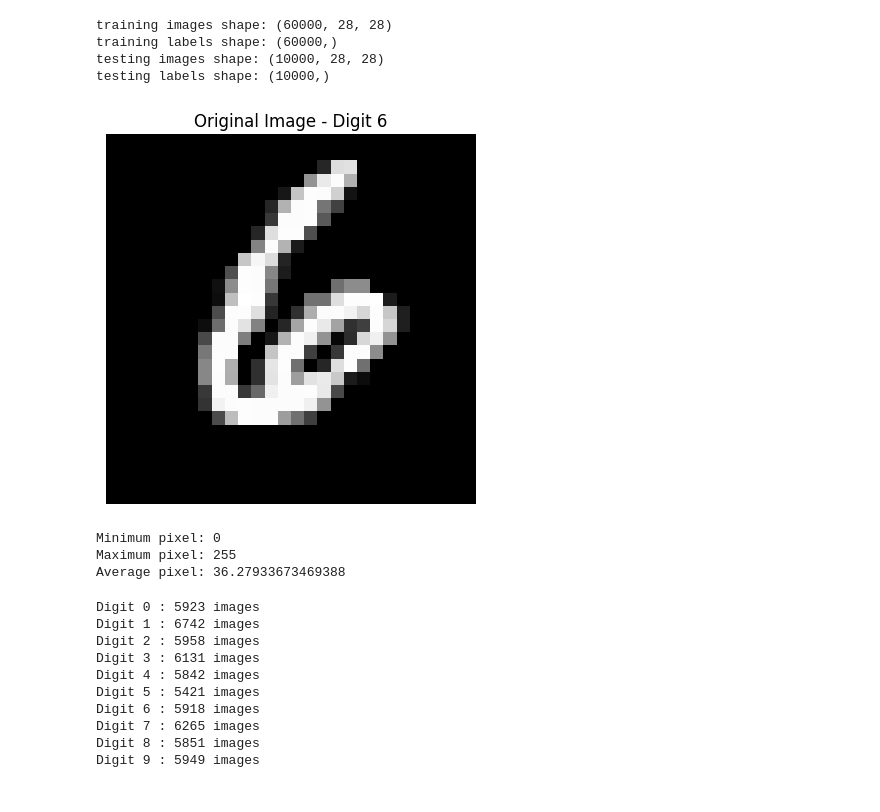
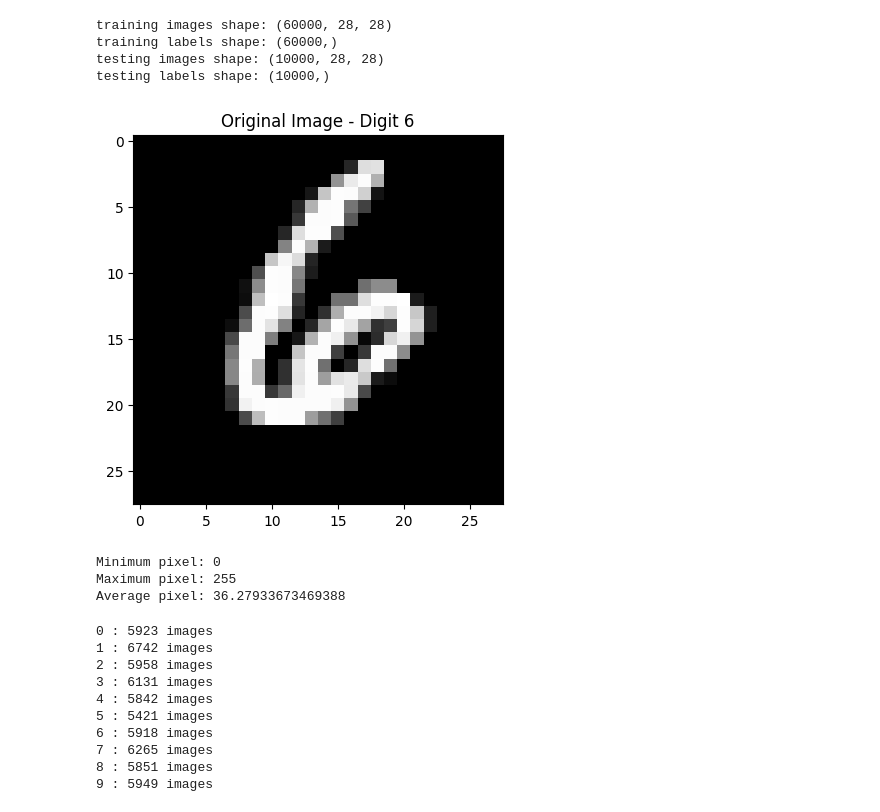
Before and after one commit to yaten01/MNIST-dataset-preprocessing-, a Jupyter notebook: mnist_practical.ipynb, the cells around one changed output. Drawn from its saved outputs; the diff is of its cells as text; code cells hidden in the pictures.

```diff
--- a/mnist_practical.ipynb
+++ b/mnist_practical.ipynb
@@ -30,12 +30,12 @@ testing labels shape: (10000,)
 # %%
 img = x_train[13]
 
 plt.imshow(img, cmap="gray")
 plt.title("Original Image - Digit 6")
-plt.axis("off")
+plt.axis("on")
 plt.show()
 # %% [output]
-[figure, old version]
+[figure, new version]
 # %%
 img = x_train[13]
 
@@ -50,18 +50,18 @@ Average pixel: 36.27933673469388
 counts = np.bincount(y_train)
 
 for digit in range(10):
-    print("Digit", digit, ":", counts[digit], "images")
+    print(digit, ":", counts[digit], "images")
 # %% [output]
-Digit 0 : 5923 images
-Digit 1 : 6742 images
-Digit 2 : 5958 images
-Digit 3 : 6131 images
-Digit 4 : 5842 images
-Digit 5 : 5421 images
-Digit 6 : 5918 images
-Digit 7 : 6265 images
-Digit 8 : 5851 images
-Digit 9 : 5949 images
+0 : 5923 images
+1 : 6742 images
+2 : 5958 images
+3 : 6131 images
+4 : 5842 images
+5 : 5421 images
+6 : 5918 images
+7 : 6265 images
+8 : 5851 images
+9 : 5949 images
 # %%
 resized = cv2.resize(img, (56, 56))
 
```
Also changed, not shown: parts of 2 cells of this notebook.
